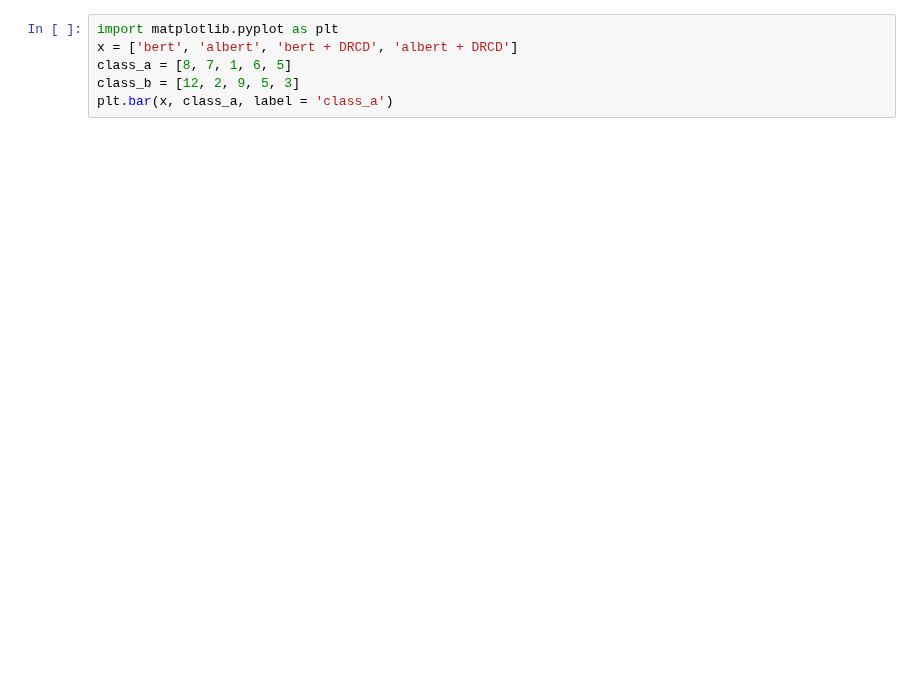
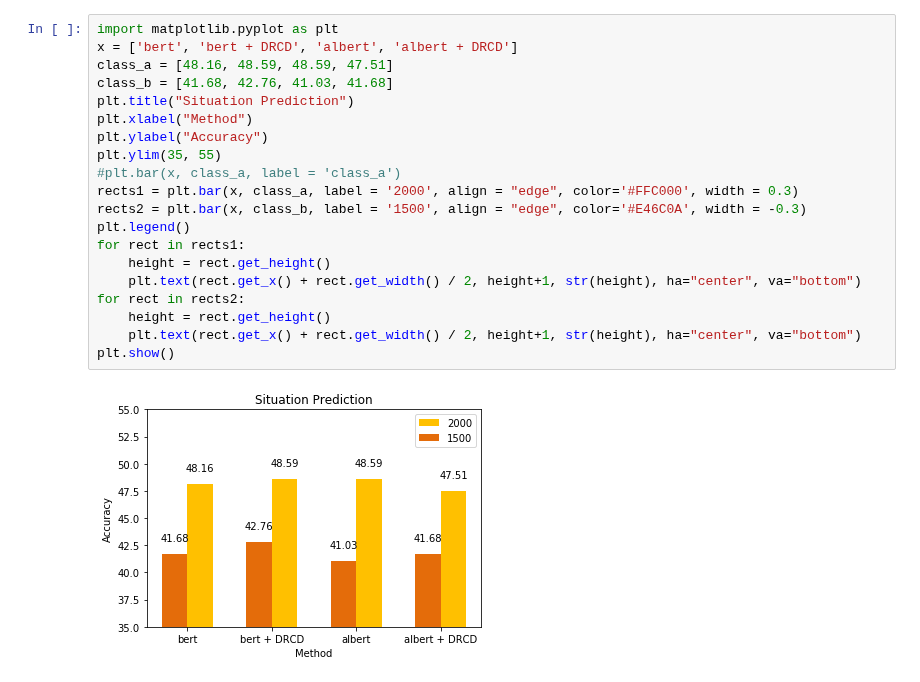
Before and after one commit to an8282p/albert, a Jupyter notebook: 實驗結果圖表顯示.ipynb, the cells around one changed output. Saved outputs shown, nothing was run; the diff lists cells and outputs as text; blank space fills up the shorter version.

```diff
--- a/實驗結果圖表顯示.ipynb
+++ b/實驗結果圖表顯示.ipynb
@@ -52,6 +52,22 @@ plt.legend()
-# %%
-import matplotlib.pyplot as plt
-x = ['bert', 'albert', 'bert + DRCD', 'albert + DRCD']
-class_a = [8, 7, 1, 6, 5]
-class_b = [12, 2, 9, 5, 3]
-plt.bar(x, class_a, label = 'class_a')
+# %%
+import matplotlib.pyplot as plt
+x = ['bert', 'bert + DRCD', 'albert', 'albert + DRCD']
+class_a = [48.16, 48.59, 48.59, 47.51]
+class_b = [41.68, 42.76, 41.03, 41.68]
+plt.title("Situation Prediction")
+plt.xlabel("Method")
+plt.ylabel("Accuracy")
+plt.ylim(35, 55)
+#plt.bar(x, class_a, label = 'class_a')
+rects1 = plt.bar(x, class_a, label = '2000', align = "edge", color='#FFC000', width = 0.3)
+rects2 = plt.bar(x, class_b, label = '1500', align = "edge", color='#E46C0A', width = -0.3)
+plt.legend()
+for rect in rects1:
+    height = rect.get_height()
+    plt.text(rect.get_x() + rect.get_width() / 2, height+1, str(height), ha="center", va="bottom")
+for rect in rects2:
+    height = rect.get_height()
+    plt.text(rect.get_x() + rect.get_width() / 2, height+1, str(height), ha="center", va="bottom")
+plt.show()
+# %% [output]
+[figure, added]
```
Also changed, not shown: parts of 1 cell of this notebook, 6 other files.
